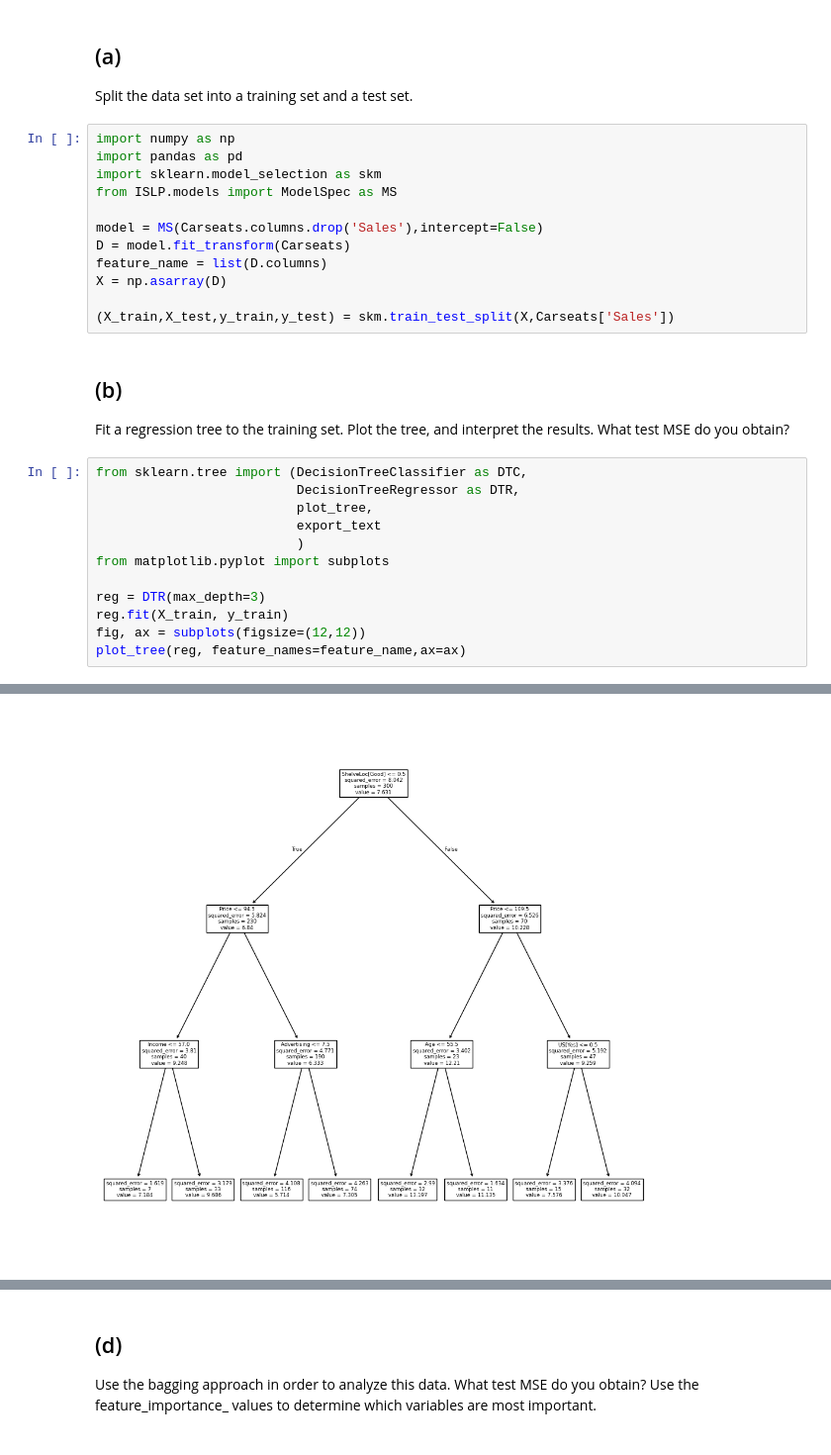
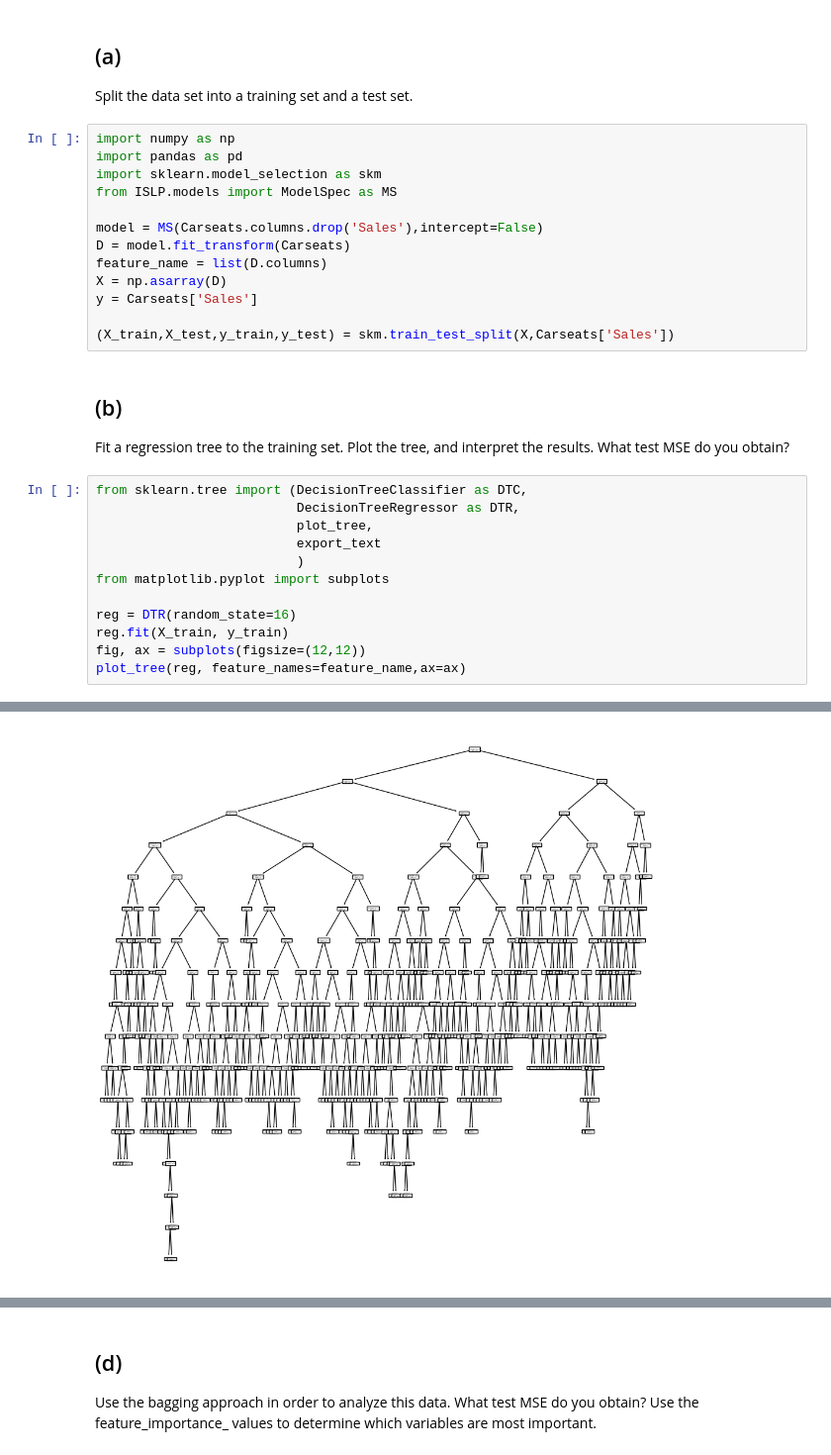
Before and after one commit to HWTeng-Teaching/202509-ML-FinTech, a Jupyter notebook: xxxx_NAME/2008_Chrissy/1124HW/Chrissy_1124HW_Ch8_Q8.ipynb, the cells around one changed output, grey strips where cells are left out. Shown: that part at 99% size. Cells and saved outputs as stored; diff of their text form.

```diff
--- a/xxxx_NAME/2008_Chrissy/1124HW/Chrissy_1124HW_Ch8_Q8.ipynb
+++ b/xxxx_NAME/2008_Chrissy/1124HW/Chrissy_1124HW_Ch8_Q8.ipynb
@@ -34,6 +34,7 @@ model = MS(Carseats.columns.drop('Sales'),intercept=False)
 D = model.fit_transform(Carseats)
 feature_name = list(D.columns)
 X = np.asarray(D)
+y = Carseats['Sales']
 
 (X_train,X_test,y_train,y_test) = skm.train_test_split(X,Carseats['Sales'])
 # %% [markdown]
@@ -47,7 +48,7 @@ from sklearn.tree import (DecisionTreeClassifier as DTC,
                           )
 from matplotlib.pyplot import subplots
 
-reg = DTR(max_depth=3)
+reg = DTR(random_state=16)
 reg.fit(X_train, y_train)
 fig, ax = subplots(figsize=(12,12))
 plot_tree(reg, feature_names=feature_name,ax=ax)
@@ -72 +73 @@ plot_tree(reg, feature_names=feature_name,ax=ax)
-[figure, old version]
+[figure, new version]
```
Also changed, not shown: parts of 15 cells of this notebook.
